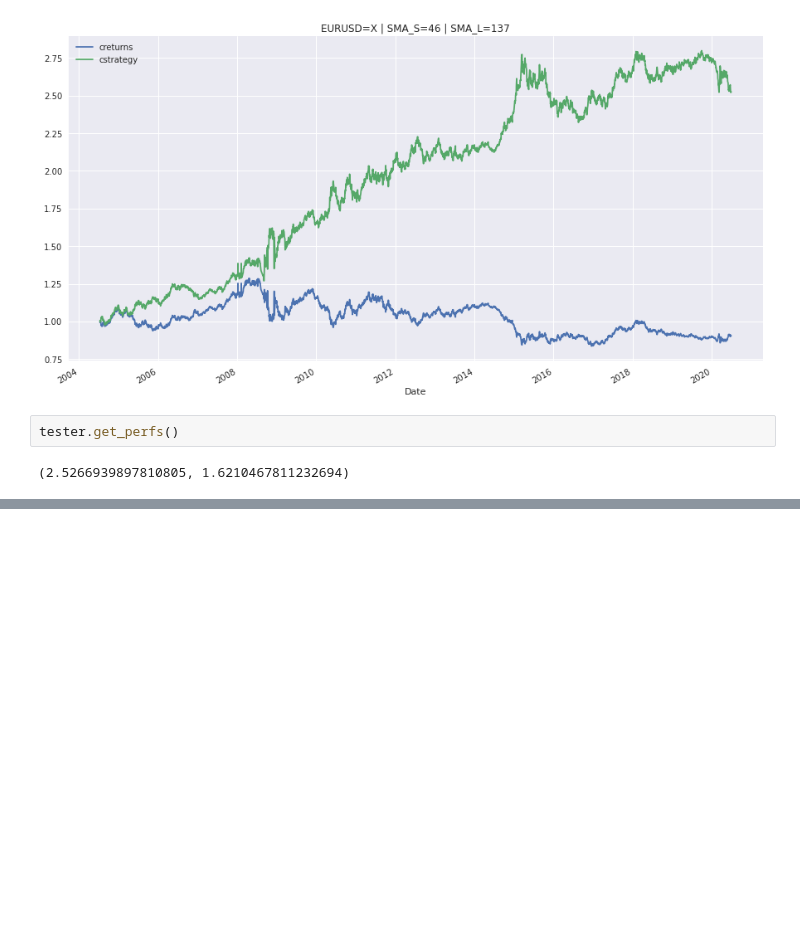
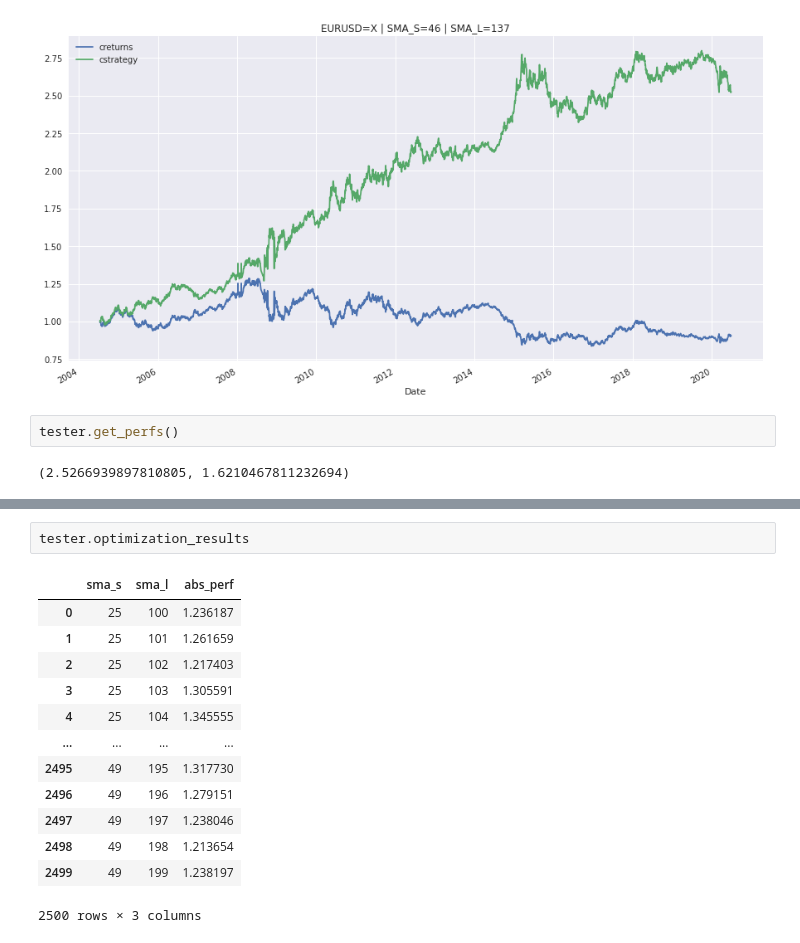
Before and after one commit to sidhlee/data-science-and-machine-learning, a Jupyter notebook: courses/algo-trade-a-z/part3_defining-and-testing-trading-strategies/03_sma_backtester.ipynb, the cells around one changed output, grey strips where cells are left out. Saved outputs shown, nothing was run; the diff lists cells and outputs as text; blank space fills up the shorter version.

```diff
--- a/courses/algo-trade-a-z/part3_defining-and-testing-trading-strategies/03_sma_backtester.ipynb
+++ b/courses/algo-trade-a-z/part3_defining-and-testing-trading-strategies/03_sma_backtester.ipynb
@@ -93,0 +110,16 @@ tester.get_perfs()
+# %%
+tester.optimization_results
+# %% [output]
+|  | sma_s | sma_l | abs_perf |
+| 0 | 25 | 100 | 1.236187 |
+| 1 | 25 | 101 | 1.261659 |
+| 2 | 25 | 102 | 1.217403 |
+| 3 | 25 | 103 | 1.305591 |
+| 4 | 25 | 104 | 1.345555 |
+| ... | ... | ... | ... |
+| 2495 | 49 | 195 | 1.317730 |
+| 2496 | 49 | 196 | 1.279151 |
+| 2497 | 49 | 197 | 1.238046 |
+| 2498 | 49 | 198 | 1.213654 |
+| 2499 | 49 | 199 | 1.238197 |
+2500 rows × 3 columns
```
Also changed, not shown: parts of 1 cell of this notebook, 1 other file.
